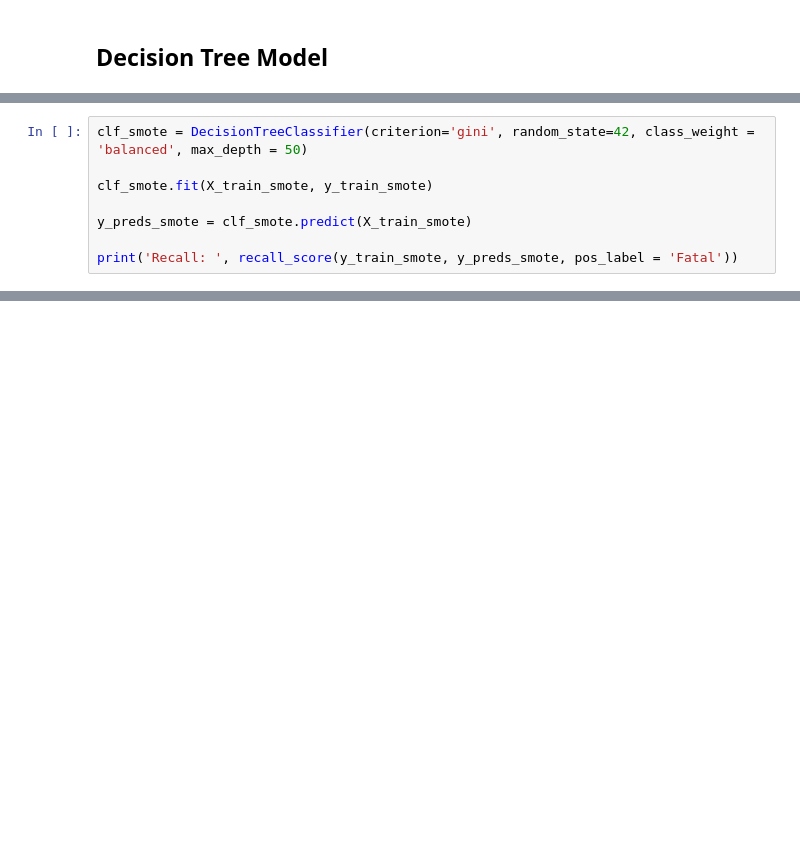
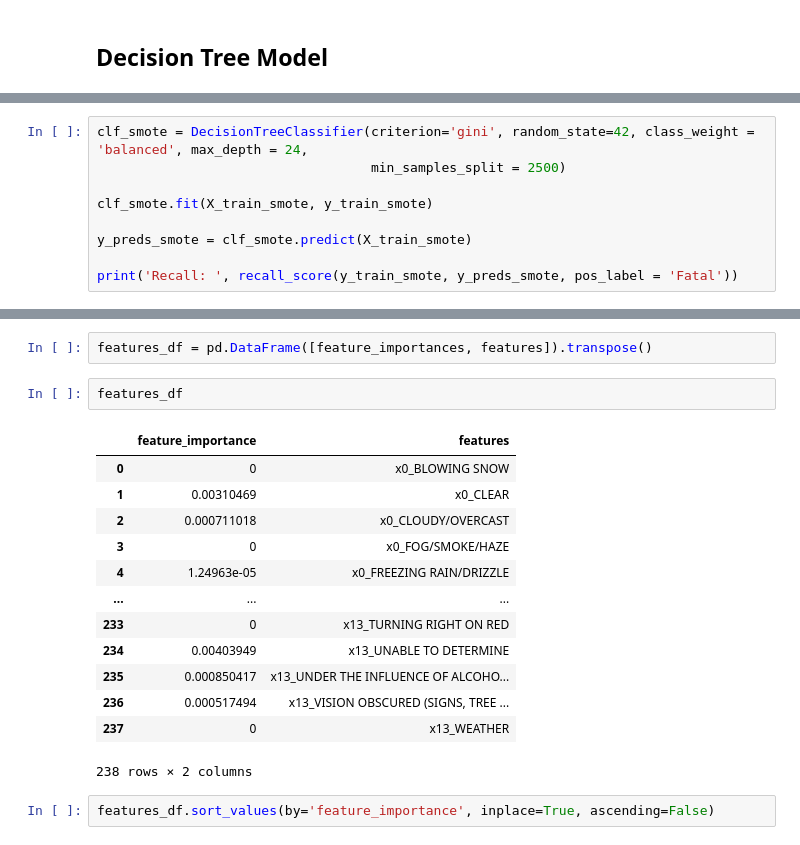
Before and after one commit to nickthetj/DSC-Phase3-Project, a Jupyter notebook: notebooks/Final EDA Notebook.ipynb, the cells around one changed output, grey strips where cells are left out. Saved outputs shown, nothing was run; the diff lists cells and outputs as text; blank space fills up the shorter version.

```diff
--- a/notebooks/Final EDA Notebook.ipynb
+++ b/notebooks/Final EDA Notebook.ipynb
@@ -380,5 +406,6 @@ cv_score_tree
 # %%
-clf_smote = DecisionTreeClassifier(criterion='gini', random_state=42, class_weight = 'balanced', max_depth = 50)
+clf_smote = DecisionTreeClassifier(criterion='gini', random_state=42, class_weight = 'balanced', max_depth = 24,
+                                   min_samples_split = 2500)
 
 clf_smote.fit(X_train_smote, y_train_smote)
 
@@ -389,0 +492,20 @@ Recall:  0.9989072212966447
+# %%
+features_df = pd.DataFrame([feature_importances, features]).transpose()
+# %%
+features_df
+# %% [output]
+|  | feature_importance | features |
+| 0 | 0 | x0_BLOWING SNOW |
+| 1 | 0.00310469 | x0_CLEAR |
+| 2 | 0.000711018 | x0_CLOUDY/OVERCAST |
+| 3 | 0 | x0_FOG/SMOKE/HAZE |
+| 4 | 1.24963e-05 | x0_FREEZING RAIN/DRIZZLE |
+| ... | ... | ... |
+| 233 | 0 | x13_TURNING RIGHT ON RED |
+| 234 | 0.00403949 | x13_UNABLE TO DETERMINE |
+| 235 | 0.000850417 | x13_UNDER THE INFLUENCE OF ALCOHO... |
+| 236 | 0.000517494 | x13_VISION OBSCURED (SIGNS, TREE ... |
+| 237 | 0 | x13_WEATHER |
+238 rows × 2 columns
+# %%
+features_df.sort_values(by='feature_importance', inplace=True, ascending=False)
```
Also changed, not shown: parts of 23 cells of this notebook.
